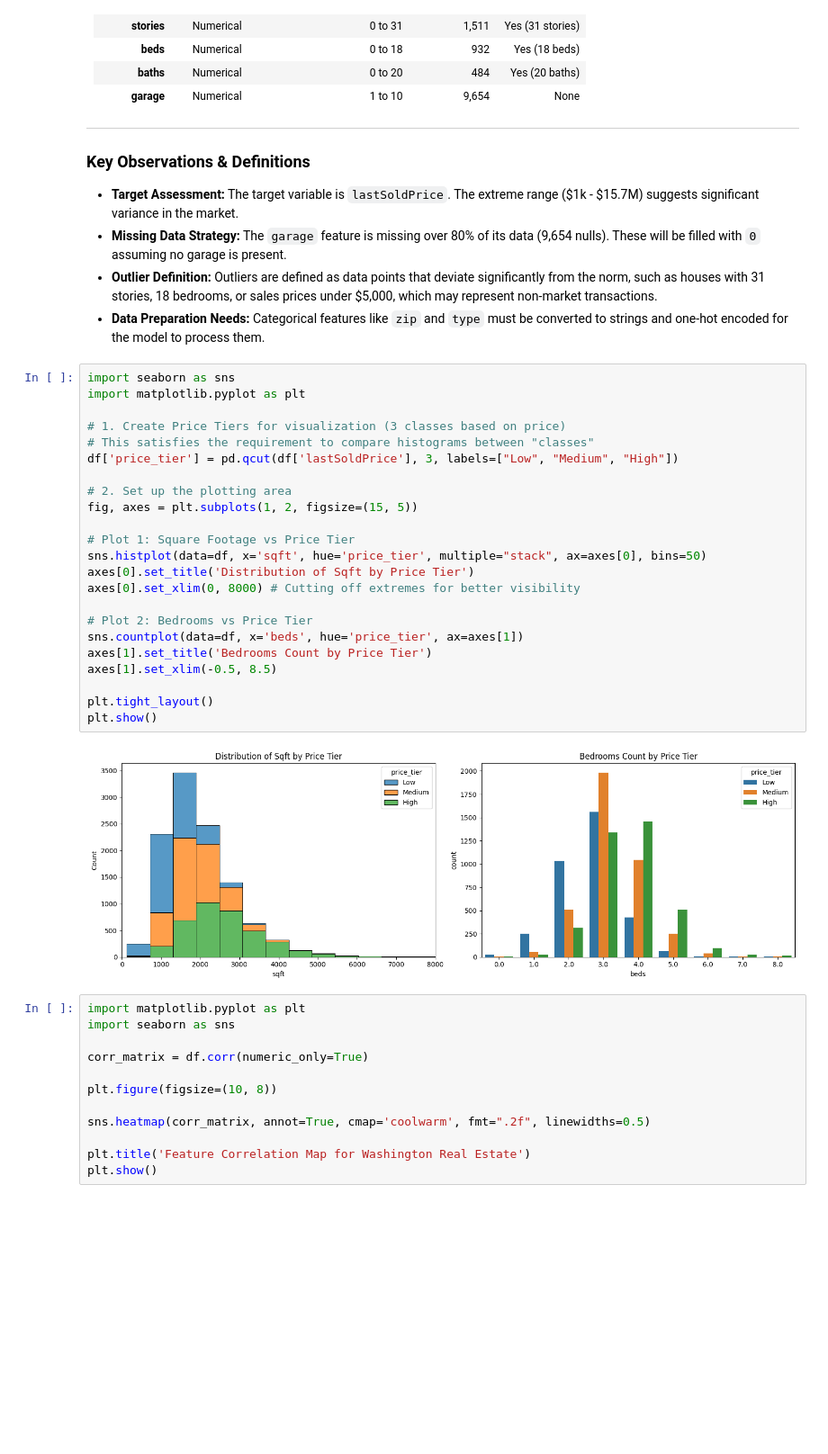
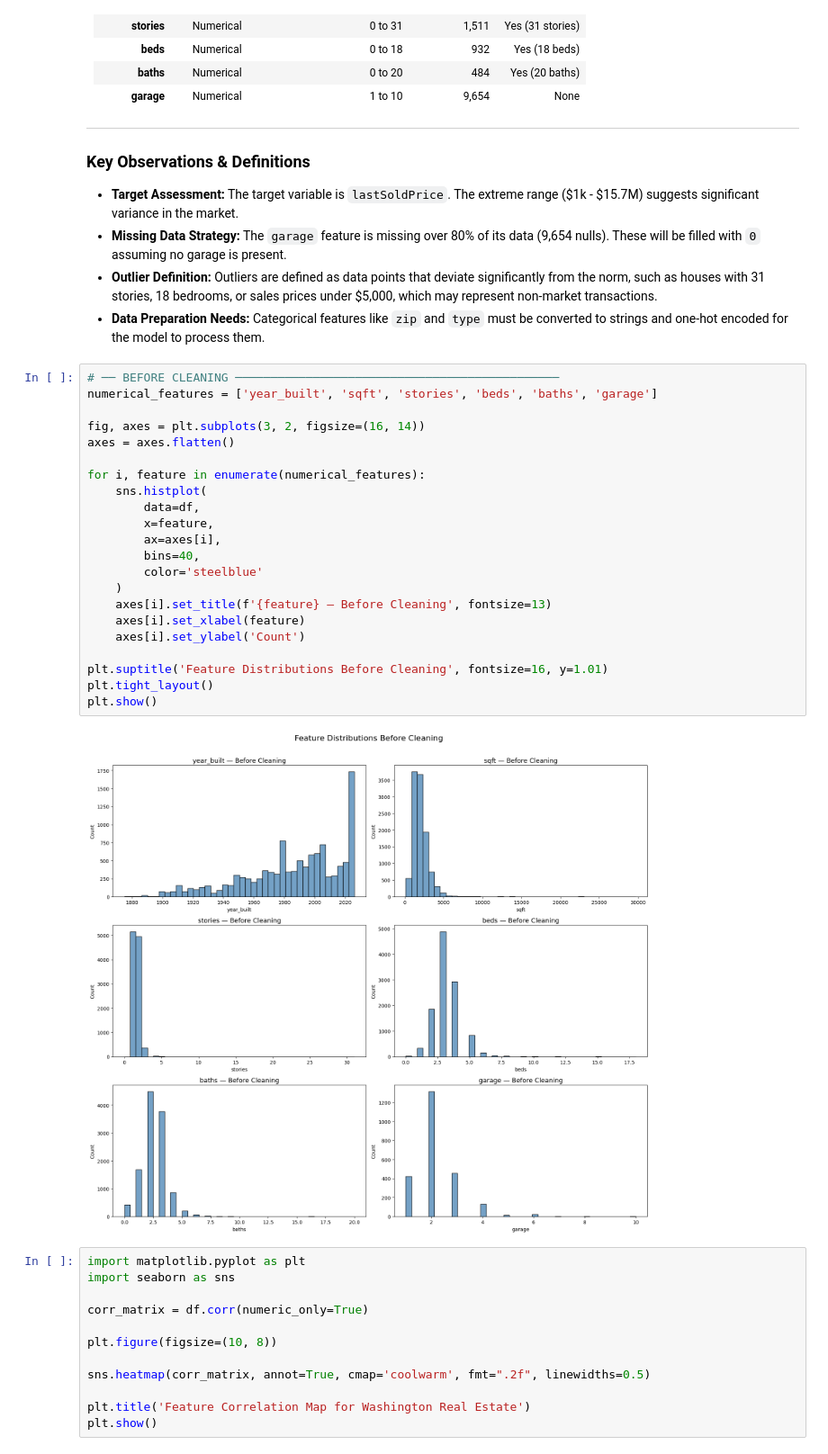
Before and after one commit to mane-2007/Kaggle_project, a Jupyter notebook: real_estate.ipynb, the cells around one changed output. Shown at 90% size. Saved outputs shown, nothing was run; the diff lists cells and outputs as text; blank space fills up the shorter version.

```diff
--- a/real_estate.ipynb
+++ b/real_estate.ipynb
@@ -57,31 +57,30 @@ None
 * **Missing Data Strategy:** The `garage` feature is missing over 80% of its data (9,654 nulls). These will be filled with `0` assuming no garage is present.
 * **Outlier Definition:** Outliers are defined as data points that deviate significantly from the norm, such as houses with 31 stories, 18 bedrooms, or sales prices under \$5,000, which may represent non-market transactions.
 * **Data Preparation Needs:** Categorical features like `zip` and `type` must be converted to strings and one-hot encoded for the model to process them.
-# %%
-import seaborn as sns
-import matplotlib.pyplot as plt
-
-# 1. Create Price Tiers for visualization (3 classes based on price)
-# This satisfies the requirement to compare histograms between "classes"
-df['price_tier'] = pd.qcut(df['lastSoldPrice'], 3, labels=["Low", "Medium", "High"])
-
-# 2. Set up the plotting area
-fig, axes = plt.subplots(1, 2, figsize=(15, 5))
-
-# Plot 1: Square Footage vs Price Tier
-sns.histplot(data=df, x='sqft', hue='price_tier', multiple="stack", ax=axes[0], bins=50)
-axes[0].set_title('Distribution of Sqft by Price Tier')
-axes[0].set_xlim(0, 8000) # Cutting off extremes for better visibility
-
-# Plot 2: Bedrooms vs Price Tier
-sns.countplot(data=df, x='beds', hue='price_tier', ax=axes[1])
-axes[1].set_title('Bedrooms Count by Price Tier')
-axes[1].set_xlim(-0.5, 8.5)
-
-plt.tight_layout()
-plt.show()
-# %% [output]
-[figure, removed]
+# %%
+# ── BEFORE CLEANING ──────────────────────────────────────────────
+numerical_features = ['year_built', 'sqft', 'stories', 'beds', 'baths', 'garage']
+
+fig, axes = plt.subplots(3, 2, figsize=(16, 14))
+axes = axes.flatten()
+
+for i, feature in enumerate(numerical_features):
+    sns.histplot(
+        data=df,
+        x=feature,
+        ax=axes[i],
+        bins=40,
+        color='steelblue'
+    )
+    axes[i].set_title(f'{feature} — Before Cleaning', fontsize=13)
+    axes[i].set_xlabel(feature)
+    axes[i].set_ylabel('Count')
+
+plt.suptitle('Feature Distributions Before Cleaning', fontsize=16, y=1.01)
+plt.tight_layout()
+plt.show()
+# %% [output]
+[figure, added]
 # %%
 import matplotlib.pyplot as plt
 import seaborn as sns
```
Also changed, not shown: parts of 11 cells of this notebook, 1 other file.
